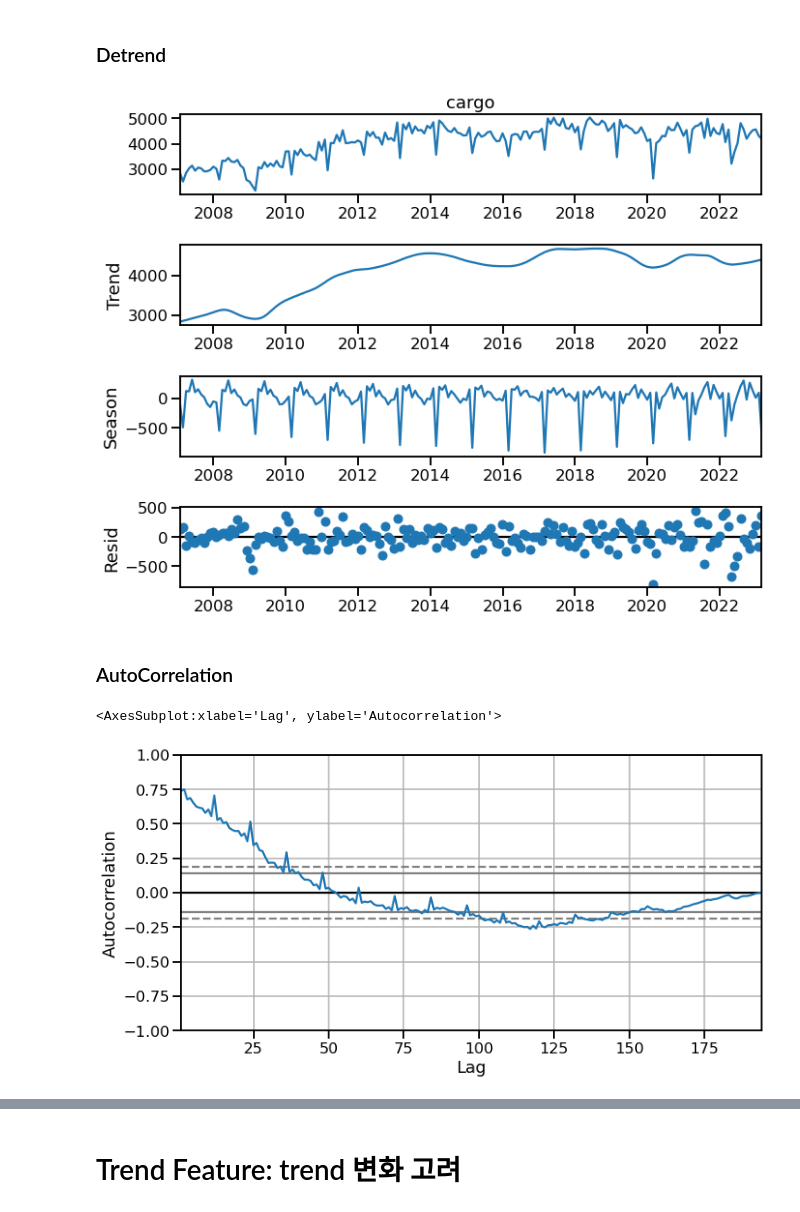
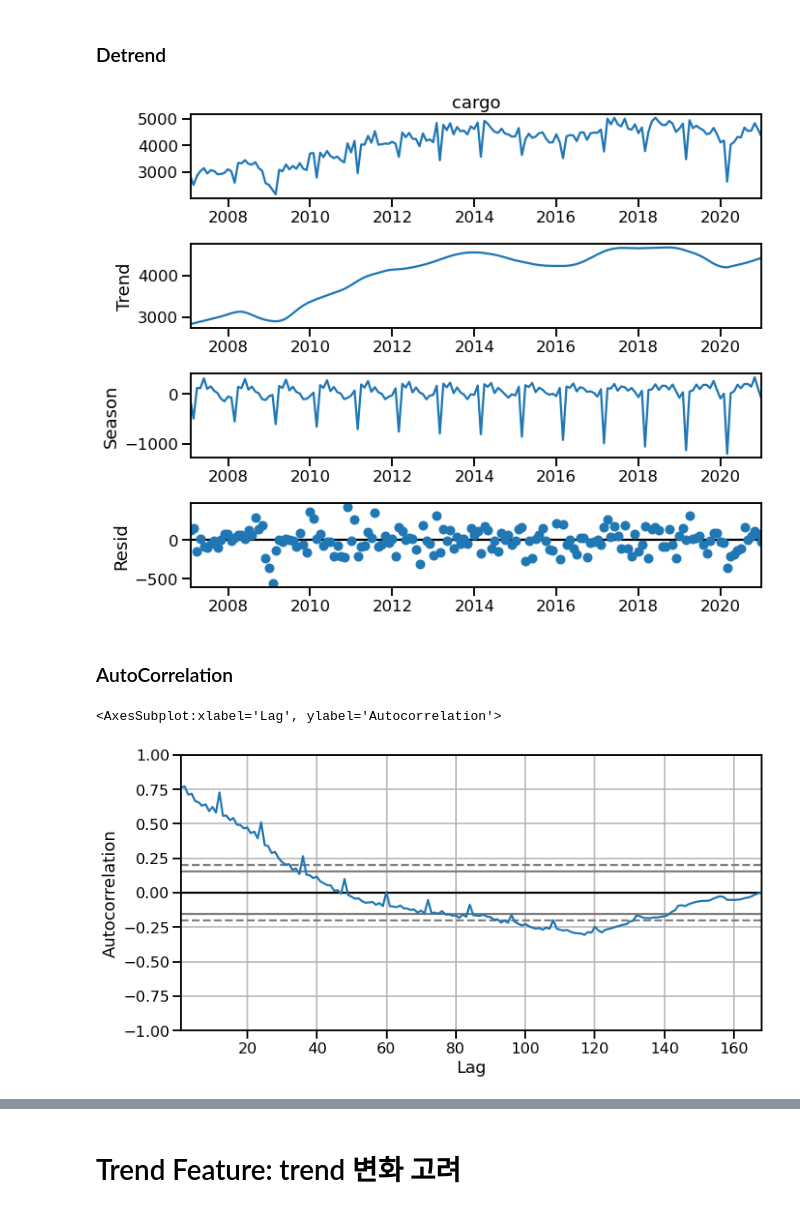
Before and after one commit to 21ckwj/project, a Jupyter notebook: project_container_freight_prediction/2. 데이터분석 및 예측.ipynb, the cells around one changed output, grey strips where cells are left out. Drawn from its saved outputs; the diff is of its cells as text; code cells hidden in the pictures.

```diff
--- a/project_container_freight_prediction/2. 데이터분석 및 예측.ipynb
+++ b/project_container_freight_prediction/2. 데이터분석 및 예측.ipynb
@@ -38,12 +43,13 @@ memory usage: 4.5 KB
 # %% [markdown]
 ## train valid test split
 # %%
+df_total = df[['cargo']].copy()
 years = df.index.year
-df_train = df.loc[years<=2020].copy()
-df_valid = df.loc[years==2021].copy()
+df_train = df_total.loc[years<=2020].copy()
+df_valid = df_total.loc[years==2021].copy()
 
-df_Train = df.loc[years<=2021].copy()
-df_test = df.loc[years>=2022].copy()
+df_Train = df_total.loc[years<=2021].copy()
+df_test = df_total.loc[years>=2022].copy()
 # %% [markdown]
  # Data Analysis
 # %% [markdown]
@@ -97,8 +103,7 @@ df_train.index.max()
 # %% [output]
 Timestamp('2020-12-31 00:00:00')
 # %%
-df_ = df_train.copy()
-df_['month'] = df_.index.month
+df_train['month'] = df_train.index.month
 # %% [markdown]
 #### box_plot
 # %%
@@ -135,6 +140,6 @@ plt.ylabel("Cargo")
 Text(0, 0.5, 'Cargo')
 [figure]
 # %%
-df_['year'] = df_.index.year
-df_.head()
+df_train['year'] = df_train.index.year
+df_train.head()
 # %% [output]
@@ -185,22 +190,22 @@ plt.tight_layout()
 # %%
 # Trend 가 존재하므로 Trend 제외 이후 분석
 # STL 사용하여 추세제거
 from statsmodels.tsa.seasonal import STL
-stl = STL(df['cargo'],seasonal=13)
+stl = STL(df_train['cargo'],seasonal=13)
 res = stl.fit()
 
 plt.rc("figure", figsize=(10,8))
 fig = res.plot()
 # %% [output]
-[figure, old version]
+[figure, new version]
 # %% [markdown]
 ### AutoCorrelation
 # %%
 fig, ax = plt.subplots(figsize=(10,5), constrained_layout=True)
-pd.plotting.autocorrelation_plot(df['cargo'])
+pd.plotting.autocorrelation_plot(df_train['cargo'])
 # %% [output]
 <AxesSubplot:xlabel='Lag', ylabel='Autocorrelation'>
-[figure, old version]
+[figure, new version]
 # %%
 # detrend autocorrelation plot
 fig, ax = plt.subplots(figsize=(10,5), constrained_layout=True)
```
Also changed, not shown: parts of 65 cells of this notebook.
